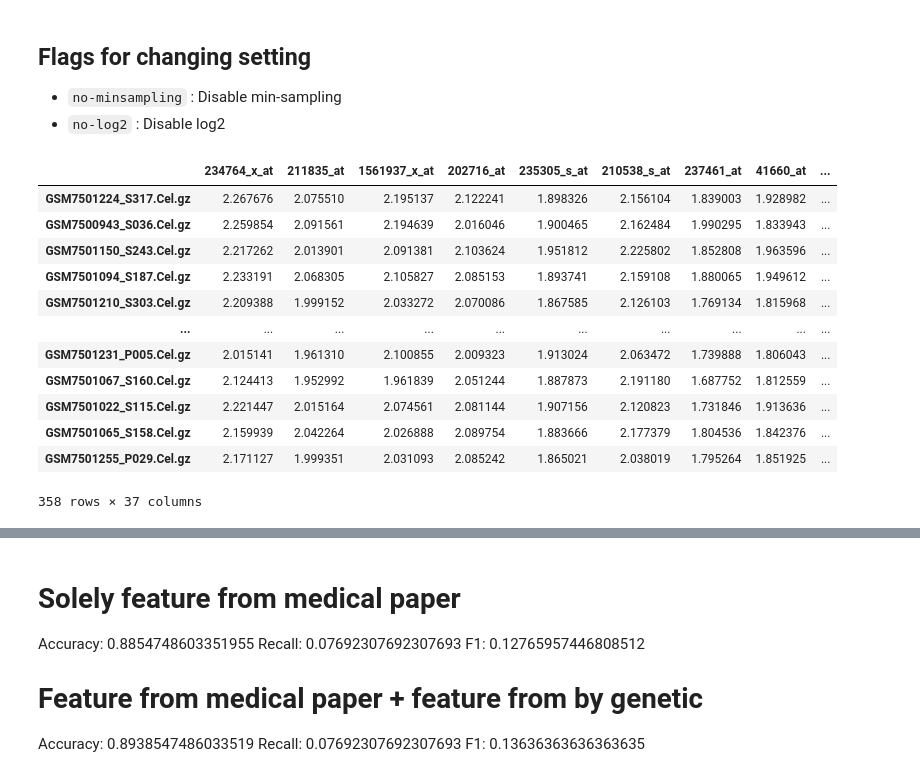
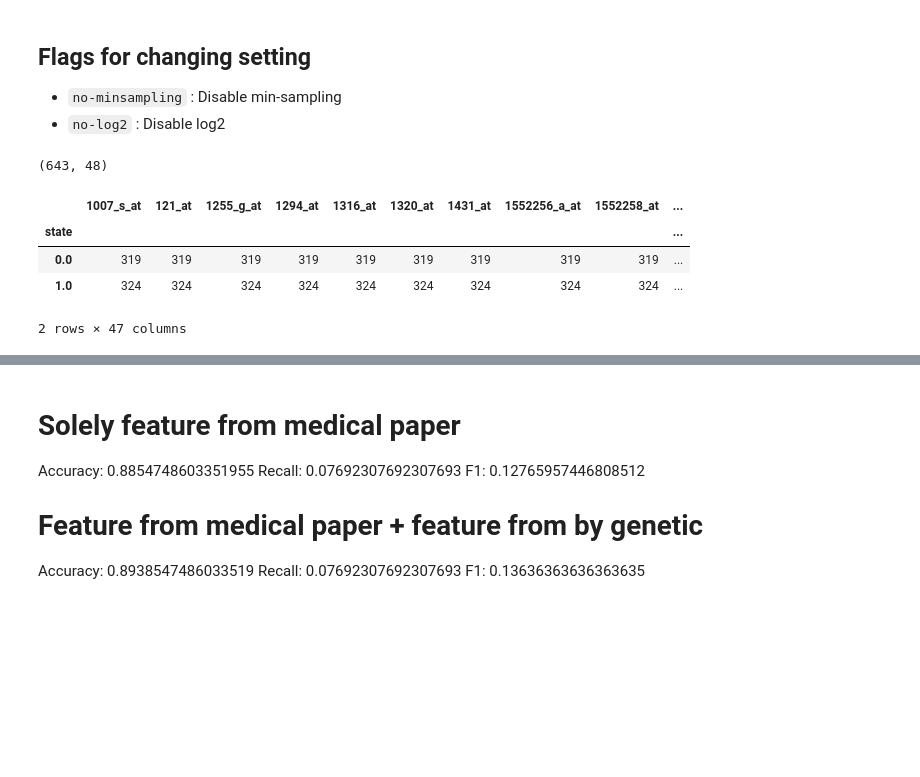
Before and after one commit to U-n-Own/computational-health-laboratory, a Jupyter notebook: source/genetic_feature_extraction.ipynb, the cells around one changed output, grey strips where cells are left out. Saved outputs shown, nothing was run; the diff lists cells and outputs as text; code cells hidden in the pictures; blank space fills up the shorter version.

```diff
--- a/source/genetic_feature_extraction.ipynb
+++ b/source/genetic_feature_extraction.ipynb
@@ -125,7 +175,7 @@ y_valid = valid_data['state']
 # %%
 from sklearn.model_selection import LeaveOneOut
 # %%
-gene_list = ["234764_x_at", "211835_at", "1561937_x_at", "202716_at",
+probeset_names = ["234764_x_at", "211835_at", "1561937_x_at", "202716_at",
                   "235305_s_at", "210538_s_at", "237461_at", "41660_at", "217892_s_at",
                   "225822_at", "57532_at", "213489_at", "222641_s_at", "205159_at",
                   "209012_at", "220522_at", "223709_s_at", "36129_at",
@@ -133,22 +183,35 @@ gene_list = ["234764_x_at", "211835_at", "1561937_x_at", "202716_at",
                   "205666_at", "210789_x_at", "217809_at", "225291_at",
                   "226488_at", "231131_at", "238662_at", "226098_at", "202387_at",
                   "228217_s_at", "225553_at", "223995_at", "202613_at", "203200_s_at"]
+
+gene_list = probeset_names
+
+selected_features = ['1007_s_at', '121_at', '1255_g_at', '1294_at', '1316_at', '1320_at','1431_at',
+ '1552256_a_at', '1552258_at', '1552263_at', '1552264_a_at', '1552266_at',
+ '1552271_at', '1552272_a_at', '1552274_at', '1552275_s_at', '1552276_a_at',
+ '1552277_a_at', '1552278_a_at', '1552286_at', '1552287_s_at', '1552288_at',
+ '1552293_at', '1552295_a_at', '1552296_at', '1552299_at', '1552301_a_at',
+ '1552304_at', '1552306_at', '1552307_a_at', '1552311_a_at', '1552312_a_at',
+ '1552314_a_at', '1552315_at', '1552316_a_at', '1552319_a_at', '1552320_a_at',
+ '1552322_at', '1552325_at', '1552327_at', '1552330_at', '1552332_at',
+ '1552337_s_at', '1552340_at', '1552343_s_at', '1552344_s_at', '1552348_at']
+
+gene_list = selected_features
+
+# merge the probset names and the selected features
-# %%
-gene_expression_data[gene_list+['state']]
-# %% [output]
-|  | 234764_x_at | 211835_at | 1561937_x_at | 202716_at | 235305_s_at | 210538_s_at | 237461_at | 41660_at | ... |
-| GSM7501224_S317.Cel.gz | 2.267676 | 2.075510 | 2.195137 | 2.122241 | 1.898326 | 2.156104 | 1.839003 | 1.928982 | ... |
-| GSM7500943_S036.Cel.gz | 2.259854 | 2.091561 | 2.194639 | 2.016046 | 1.900465 | 2.162484 | 1.990295 | 1.833943 | ... |
-| GSM7501150_S243.Cel.gz | 2.217262 | 2.013901 | 2.091381 | 2.103624 | 1.951812 | 2.225802 | 1.852808 | 1.963596 | ... |
-| GSM7501094_S187.Cel.gz | 2.233191 | 2.068305 | 2.105827 | 2.085153 | 1.893741 | 2.159108 | 1.880065 | 1.949612 | ... |
-| GSM7501210_S303.Cel.gz | 2.209388 | 1.999152 | 2.033272 | 2.070086 | 1.867585 | 2.126103 | 1.769134 | 1.815968 | ... |
-| ... | ... | ... | ... | ... | ... | ... | ... | ... | ... |
-| GSM7501231_P005.Cel.gz | 2.015141 | 1.961310 | 2.100855 | 2.009323 | 1.913024 | 2.063472 | 1.739888 | 1.806043 | ... |
-| GSM7501067_S160.Cel.gz | 2.124413 | 1.952992 | 1.961839 | 2.051244 | 1.887873 | 2.191180 | 1.687752 | 1.812559 | ... |
-| GSM7501022_S115.Cel.gz | 2.221447 | 2.015164 | 2.074561 | 2.081144 | 1.907156 | 2.120823 | 1.731846 | 1.913636 | ... |
-| GSM7501065_S158.Cel.gz | 2.159939 | 2.042264 | 2.026888 | 2.089754 | 1.883666 | 2.177379 | 1.804536 | 1.842376 | ... |
-| GSM7501255_P029.Cel.gz | 2.171127 | 1.999351 | 2.031093 | 2.085242 | 1.865021 | 2.038019 | 1.795264 | 1.851925 | ... |
-358 rows × 37 columns
+# %%
+gene_expression_data[gene_list+['state']]
+
+# count state 0 and 1
+print(gene_expression_data[gene_list+['state']].shape)
+gene_expression_data[gene_list+['state']].groupby('state').count()
+# %% [output]
+(643, 48)
+|  | 1007_s_at | 121_at | 1255_g_at | 1294_at | 1316_at | 1320_at | 1431_at | 1552256_a_at | 1552258_at | ... |
+| state |  |  |  |  |  |  |  |  |  | ... |
+| 0.0 | 319 | 319 | 319 | 319 | 319 | 319 | 319 | 319 | 319 | ... |
+| 1.0 | 324 | 324 | 324 | 324 | 324 | 324 | 324 | 324 | 324 | ... |
+2 rows × 47 columns
 # %%
 # import logistic regression
 from sklearn.linear_model import LogisticRegression
```
Also changed, not shown: parts of 10 cells of this notebook.
